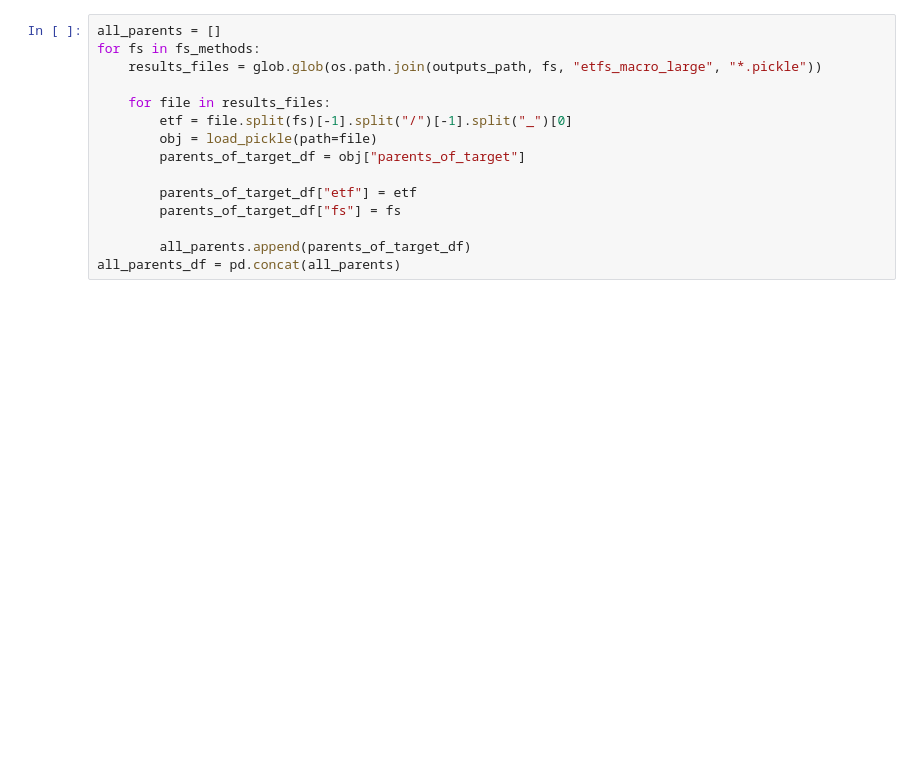
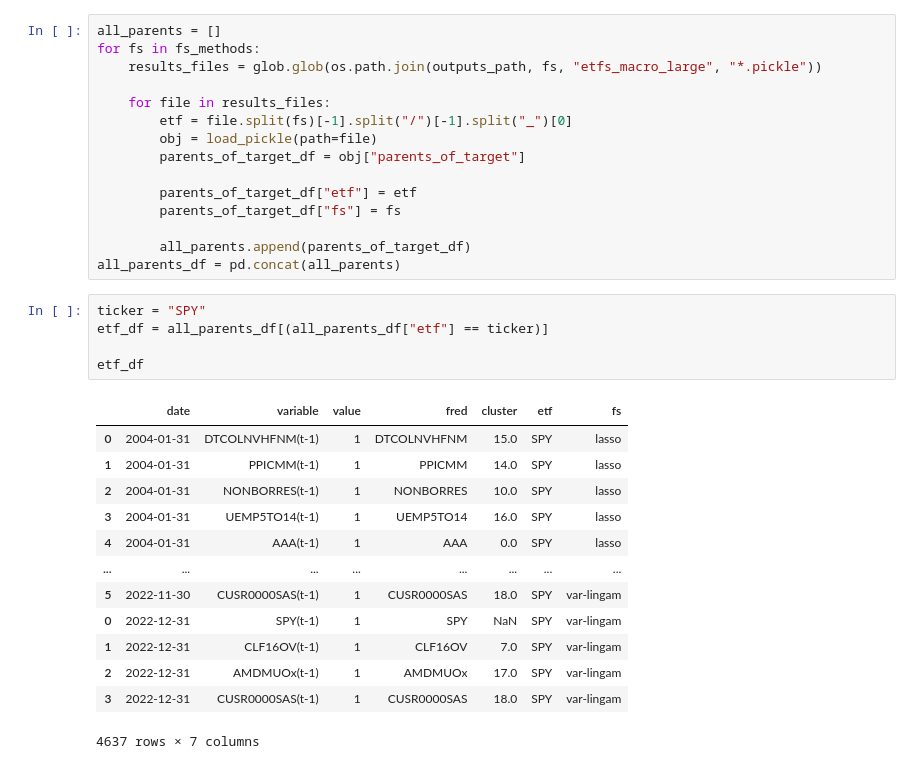
Before and after one commit to dcuoliveira/cml-fin, a Jupyter notebook: src/new_stability_measure.ipynb, the cells around one changed output. Cells and saved outputs as stored; diff of their text form; blank space fills up the shorter version.

```diff
--- a/src/new_stability_measure.ipynb
+++ b/src/new_stability_measure.ipynb
@@ -35,4 +35,23 @@ for fs in fs_methods:
 
         all_parents.append(parents_of_target_df)
 all_parents_df = pd.concat(all_parents)
+# %%
+ticker = "SPY"
+etf_df = all_parents_df[(all_parents_df["etf"] == ticker)]
+
+etf_df
+# %% [output]
+|  | date | variable | value | fred | cluster | etf | fs |
+| 0 | 2004-01-31 | DTCOLNVHFNM(t-1) | 1 | DTCOLNVHFNM | 15.0 | SPY | lasso |
+| 1 | 2004-01-31 | PPICMM(t-1) | 1 | PPICMM | 14.0 | SPY | lasso |
+| 2 | 2004-01-31 | NONBORRES(t-1) | 1 | NONBORRES | 10.0 | SPY | lasso |
+| 3 | 2004-01-31 | UEMP5TO14(t-1) | 1 | UEMP5TO14 | 16.0 | SPY | lasso |
+| 4 | 2004-01-31 | AAA(t-1) | 1 | AAA | 0.0 | SPY | lasso |
+| ... | ... | ... | ... | ... | ... | ... | ... |
+| 5 | 2022-11-30 | CUSR0000SAS(t-1) | 1 | CUSR0000SAS | 18.0 | SPY | var-lingam |
+| 0 | 2022-12-31 | SPY(t-1) | 1 | SPY | NaN | SPY | var-lingam |
+| 1 | 2022-12-31 | CLF16OV(t-1) | 1 | CLF16OV | 7.0 | SPY | var-lingam |
+| 2 | 2022-12-31 | AMDMUOx(t-1) | 1 | AMDMUOx | 17.0 | SPY | var-lingam |
+| 3 | 2022-12-31 | CUSR0000SAS(t-1) | 1 | CUSR0000SAS | 18.0 | SPY | var-lingam |
+4637 rows × 7 columns
 # %%
```
Also changed, not shown: parts of 6 cells of this notebook.
